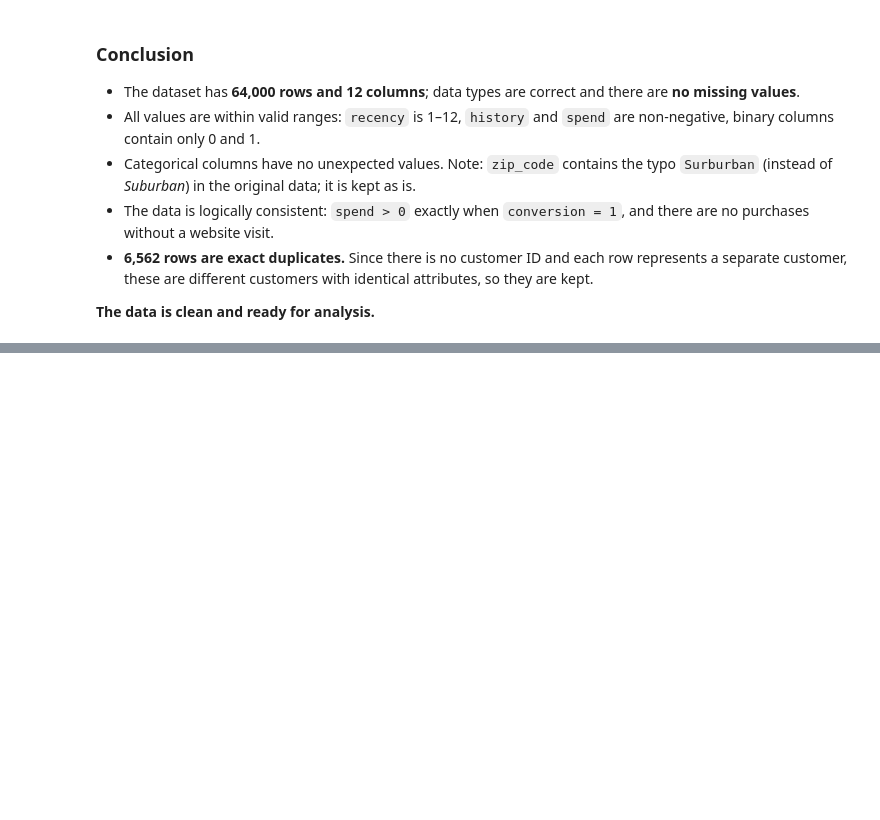
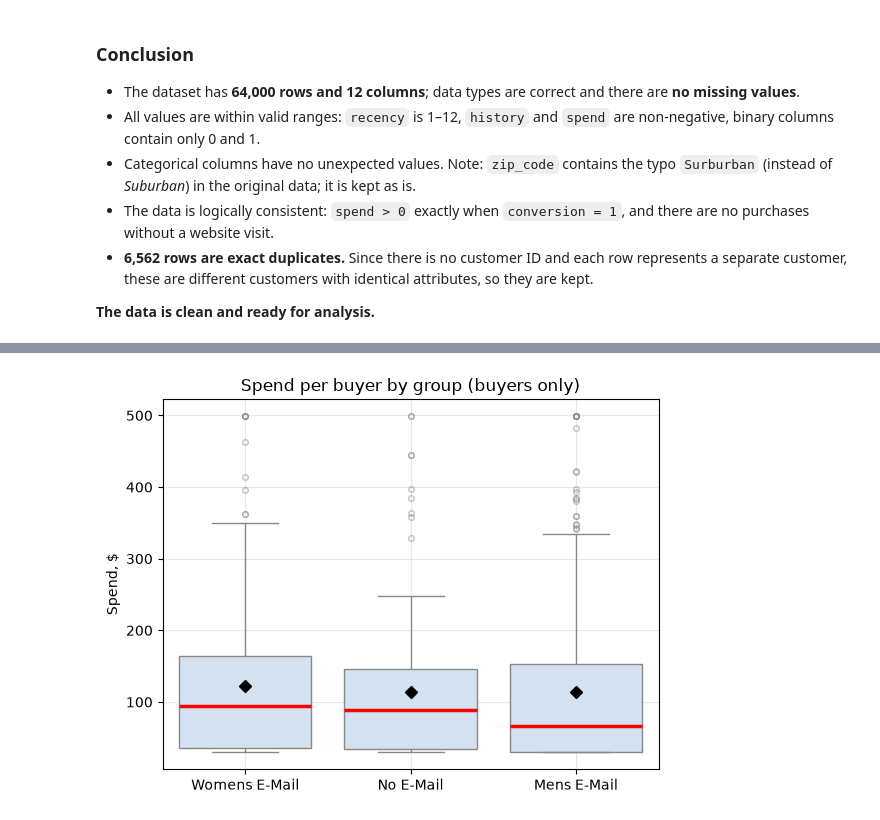
Before and after one commit to TemurRikhsitillaev/hillstrom-ab-test, a Jupyter notebook: notebook/hillstrom_ab_test.ipynb, the cells around one changed output, grey strips where cells are left out. Drawn from its saved outputs; the diff is of its cells as text; code cells hidden in the pictures; blank space fills up the shorter version.

```diff
--- a/notebook/hillstrom_ab_test.ipynb
+++ b/notebook/hillstrom_ab_test.ipynb
@@ -165,0 +308,15 @@ np.int64(6562)
+# %%
+sns.boxplot(data=buyers, x='segment', y='spend',
+            color='#cfe0f5',
+            medianprops=dict(color='red', linewidth=2.5),
+            flierprops=dict(marker='o', markersize=4, alpha=0.5),
+            showmeans=True,
+            meanprops=dict(marker='D', markerfacecolor='black', markeredgecolor='black', markersize=6)
+           )
+plt.title('Spend per buyer by group (buyers only)')
+plt.xlabel('')
+plt.ylabel('Spend, $')
+plt.grid(axis='both', alpha=0.3)
+plt.show()
+# %% [output]
+[figure, added]
```
Also changed, not shown: parts of 16 cells of this notebook.
